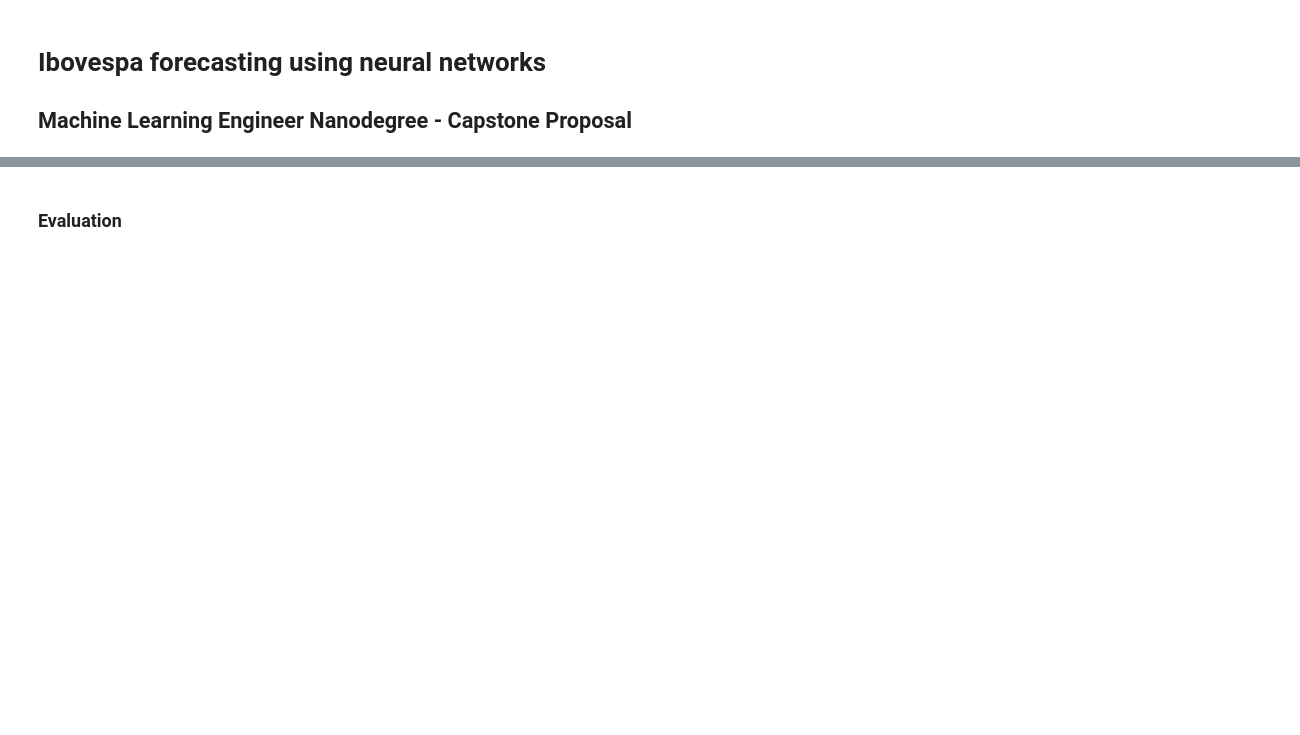
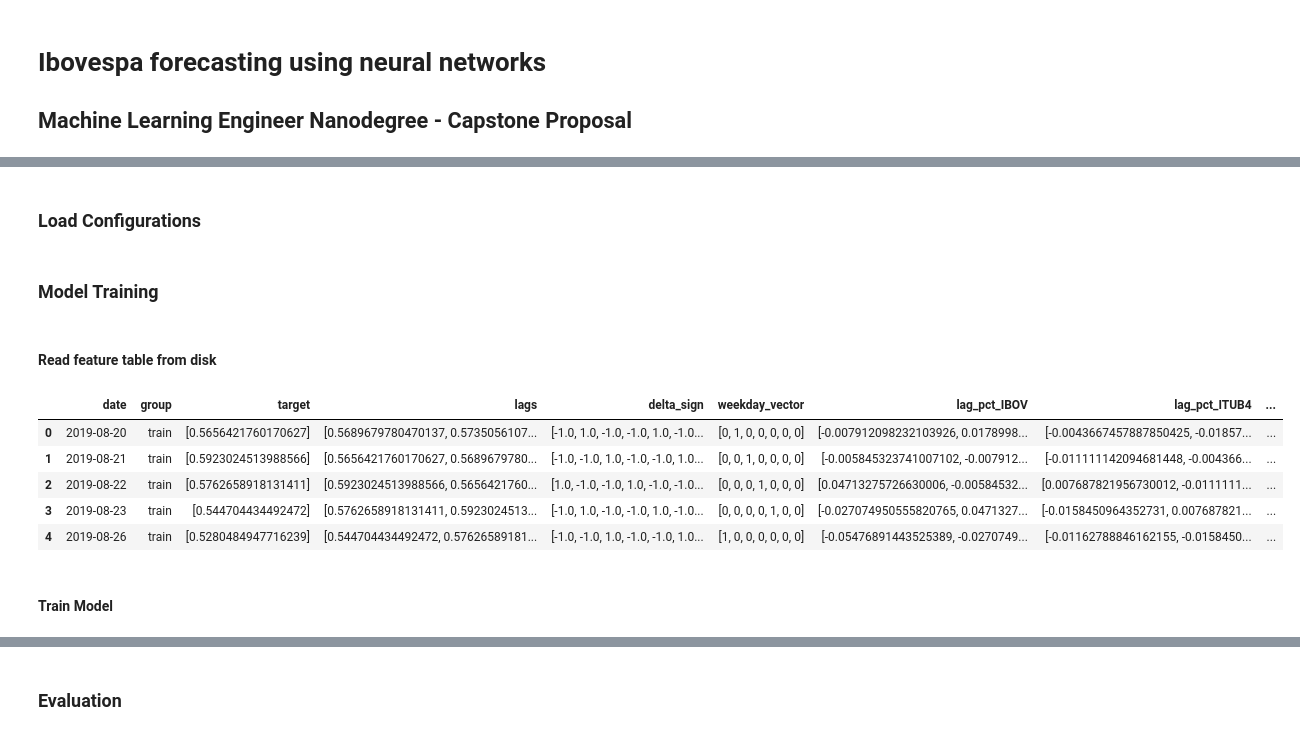
Before and after one commit to adelmofilho/BovespaStockPrediction, a Jupyter notebook: LocalModelling-Copy1.ipynb, the cells around one changed output, grey strips where cells are left out. Drawn from its saved outputs; the diff is of its cells as text; code cells hidden in the pictures; blank space fills up the shorter version.

Commit message:
feat: model 1

```diff
--- a/LocalModelling-Copy1.ipynb
+++ b/LocalModelling-Copy1.ipynb
@@ -325,0 +12,2 @@ train(model, train_loader, valid_loader, criterion, optimizer, epochs=epochs, se
+# %% [markdown]
+### Load Configurations
@@ -325,0 +16,22 @@ train(model, train_loader, valid_loader, criterion, optimizer, epochs=epochs, se
+# %% [markdown]
+### Model Training
+# %% [markdown]
+#### Read feature table from disk
+# %%
+file = config["feature_engineering"]["feature_file"]
+target = config["model_training"]["target"]
+variables = config["model_training"]["variables"]
+
+
+feature_table = read_feature_table(file, target, variables)
+# %%
+feature_table.head()
+# %% [output]
+|  | date | group | target | lags | delta_sign | weekday_vector | lag_pct_IBOV | lag_pct_ITUB4 | ... |
+| 0 | 2019-08-20 | train | [0.5656421760170627] | [0.5689679780470137, 0.5735056107... | [-1.0, 1.0, -1.0, -1.0, 1.0, -1.0... | [0, 1, 0, 0, 0, 0, 0] | [-0.007912098232103926, 0.0178998... | [-0.0043667457887850425, -0.01857... | ... |
+| 1 | 2019-08-21 | train | [0.5923024513988566] | [0.5656421760170627, 0.5689679780... | [-1.0, -1.0, 1.0, -1.0, -1.0, 1.0... | [0, 0, 1, 0, 0, 0, 0] | [-0.005845323741007102, -0.007912... | [-0.011111142094681448, -0.004366... | ... |
+| 2 | 2019-08-22 | train | [0.5762658918131411] | [0.5923024513988566, 0.5656421760... | [1.0, -1.0, -1.0, 1.0, -1.0, -1.0... | [0, 0, 0, 1, 0, 0, 0] | [0.04713275726630006, -0.00584532... | [0.007687821956730012, -0.0111111... | ... |
+| 3 | 2019-08-23 | train | [0.544704434492472] | [0.5762658918131411, 0.5923024513... | [-1.0, 1.0, -1.0, -1.0, 1.0, -1.0... | [0, 0, 0, 0, 1, 0, 0] | [-0.027074950555820765, 0.0471327... | [-0.0158450964352731, 0.007687821... | ... |
+| 4 | 2019-08-26 | train | [0.5280484947716239] | [0.544704434492472, 0.57626589181... | [-1.0, -1.0, 1.0, -1.0, -1.0, 1.0... | [1, 0, 0, 0, 0, 0, 0] | [-0.05476891443525389, -0.0270749... | [-0.01162788846162155, -0.0158450... | ... |
+# %% [markdown]
+#### Train Model
```
Also changed, not shown: parts of 50 cells of this notebook, 9 other files.
